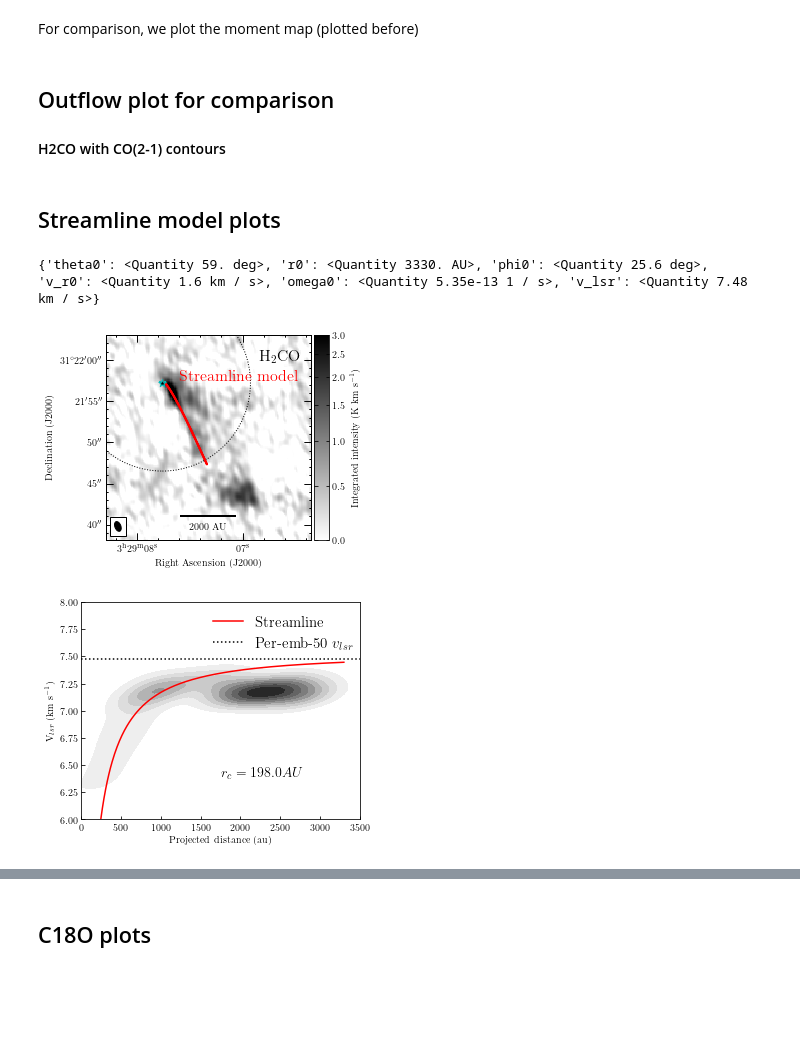
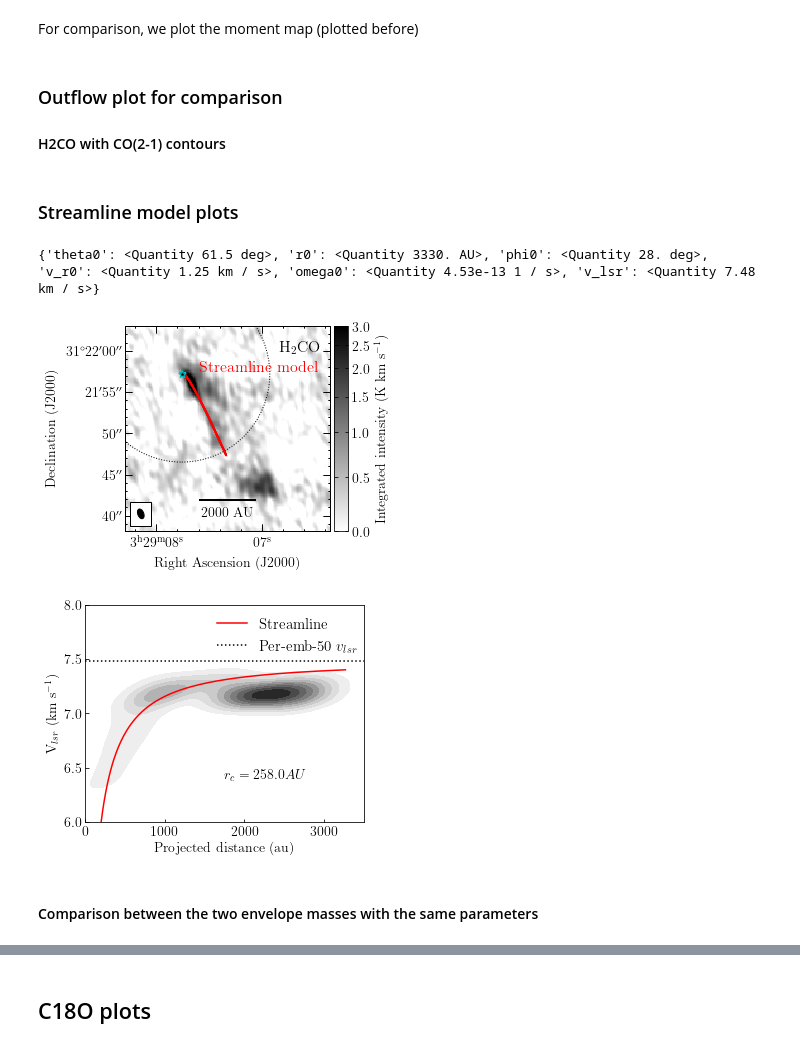
Before and after one commit to tere-valdivia/Per-emb-50_results, a Jupyter notebook: Data_figures.ipynb, the cells around one changed output, grey strips where cells are left out. Cells and saved outputs as stored; diff of their text form; code cells hidden in the pictures; blank space fills up the shorter version.

```diff
--- a/Data_figures.ipynb
+++ b/Data_figures.ipynb
@@ -286,7 +320,7 @@ for i in parameters:
 # %% [markdown]
 For comparison, we plot the moment map (plotted before)
 # %% [markdown]
-## Outflow plot for comparison
+### Outflow plot for comparison
 
 #### H2CO with CO(2-1) contours
 # %%
@@ -324,10 +358,10 @@ fig.colorbar.set_axis_label_text('Integrated Intensity (Jy beam$^{-1}$ km s$^{-1
 if saveaction:
   plt.savefig(savefile, bbox_inches='tight', dpi=300)
 # %% [markdown]
-## Streamline model plots
+### Streamline model plots
 # %%
 # Load the streamline results
-modelname = 'H2CO_2.2Msun_env'
+modelname = 'H2CO_0.18Msun_env_2'
 pickle_in = open('analysis/streamer_model_'+modelname+'_vr.pickle', "rb")
 streamdict = pickle.load(pickle_in)
 ra = streamdict['ra']
@@ -344,42 +378,42 @@ regionfile = 'data/region_streamer_l.reg'
 
 # Load source params
 M_s = 1.71*u.Msun # was 2.9
-# M_env = 0.18*u.Msun # was 2.2
-M_env = 2.2*u.Msun
+M_env = 0.18*u.Msun # was 2.2
+# M_env = 2.2*u.Msun
 M_disk = 0.58*u.Msun
 Mstar = (M_s+M_env+M_disk)
 r_c = SL.r_cent(Mstar, omega0, r0)
 print(paramsdict)
 # %% [output]
-{'theta0': <Quantity 59. deg>, 'r0': <Quantity 3330. AU>, 'phi0': <Quantity 25.6 deg>, 'v_r0': <Quantity 1.6 km / s>, 'omega0': <Quantity 5.35e-13 1 / s>, 'v_lsr': <Quantity 7.48 km / s>}
+{'theta0': <Quantity 61.5 deg>, 'r0': <Quantity 3330. AU>, 'phi0': <Quantity 28. deg>, 'v_r0': <Quantity 1.25 km / s>, 'omega0': <Quantity 4.53e-13 1 / s>, 'v_lsr': <Quantity 7.48 km / s>}
 # %%
-saveplot = 1
+saveplot = 0
 
 # Plot the image plane
-filename = H2CO_303_202_TdV_s
+filename = H2CO_303_202_
 stretch = 'arcsinh'
 header = fits.getheader(filename+'.fits')
 freq = header['RESTFREQ'] * u.Hz
 phasecent = [header['ra'], header['dec']]
 vmin = 0
 vmax = 3
 vmid = 1
 cmap='gray_r'
 fig = plot_aplpy_standard(filename+'.fits', stretch, vmin, vmax, cmap, label_col='k', star_col='c', vmid=vmid)
 fig.show_circles(ra_Per50, dec_Per50, pb_noema(freq).to(u.deg)*0.5,
                   ls=':', color='black')
 fig.colorbar.set_axis_label_text(r'Integrated intensity (K km s$^{-1}$)')
 fig.show_markers(ra, dec, marker='o', color='red', s=1)
 fig.add_label(0.85, 0.9, r'H$_2$CO', relative=True, size=16, weight='bold')
 fig.add_label(0.65, 0.8, r'Streamline model', relative=True, size=16, color='r', weight='bold')
 if saveplot:
   fig.savefig('analysis/streamline_image_peremb50_'+modelname+'.pdf', dpi=300)
 # %% [output]
-[figure, old version]
+[figure, new version]
 # %%
 # Plot the velocity plane
 saveplot = 1
-r_proj, v_los = per_emb_50_get_vc_r(H2CO_303_202_fit_Vc+'.fits', regionfile)
+r_proj, v_los = per_emb_50_get_vc_r(H2CO_303_202_pb_fit_Vc+'.fits', regionfile)
 
 # create the grid for the kernel distribution
 xmin = 0
@@ -410,6 +444,8 @@ ax.axhline(v_lsr.value, color='k', label=r'Per-emb-50 $v_{lsr}$', ls=':')
 ax.annotate(r'$r_c = {}$'.format(np.round(r_c,0)), (0.5, 0.2), xycoords='axes fraction', size=14)
 ax.legend(loc=(0.45, 0.75), frameon=False, fontsize=15)
 if saveplot:
-  fig.savefig('analysis/streamline_vlsr_r_kde_peremb50_'+modelname+'.pdf', dpi=300, bbox_inches='tight')
+  fig.savefig('analysis/streamline_pbcor_vlsr_r_kde_peremb50_'+modelname+'.pdf', dpi=300, bbox_inches='tight')
 # %% [output]
-[figure, old version]
+[figure, new version]
+# %% [markdown]
+#### Comparison between the two envelope masses with the same parameters
```
Also changed, not shown: parts of 23 cells of this notebook, 23 other files.
